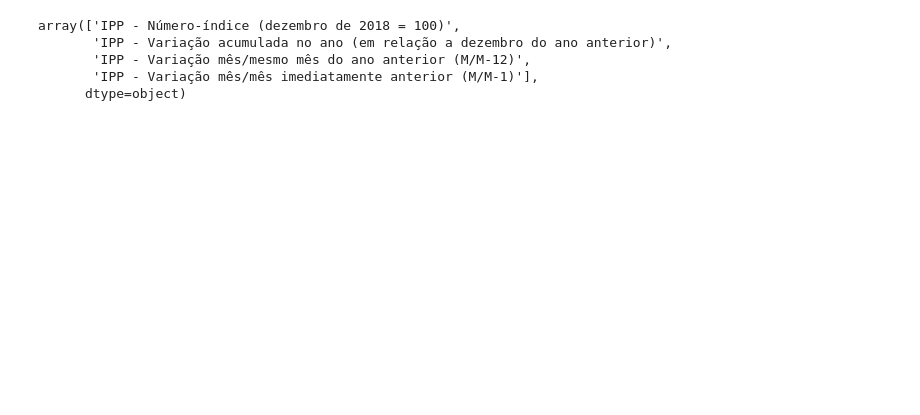
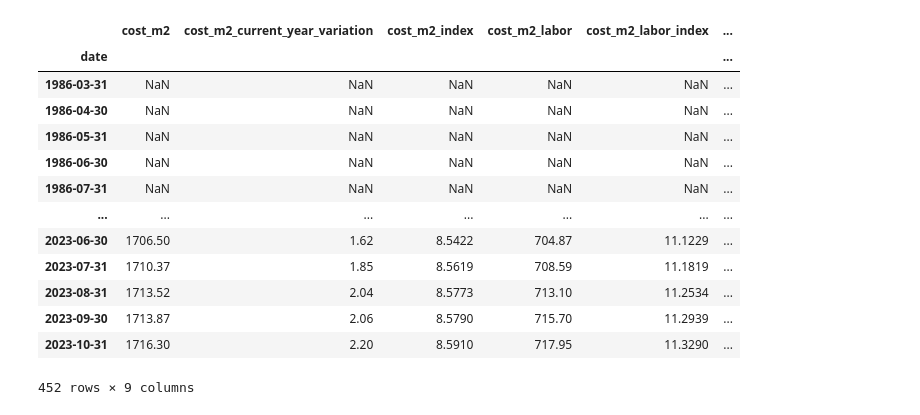
Before and after one commit to emdemor/stock-market-forecasting, a Jupyter notebook: notebooks/notebook.ipynb, the cells around one changed output. Cells and saved outputs as stored; diff of their text form; code cells hidden in the pictures; blank space fills up the shorter version.

```diff
--- a/notebooks/notebook.ipynb
+++ b/notebooks/notebook.ipynb
@@ -771,8 +88,0 @@ test2 = pd.DataFrame([{'variable':x[0], 'setor':x[1]} for x in test.columns])
-# %%
-test2['variable'].unique()
-# %% [output]
-array(['IPP - Número-índice (dezembro de 2018 = 100)',
-       'IPP - Variação acumulada no ano (em relação a dezembro do ano anterior)',
-       'IPP - Variação mês/mesmo mês do ano anterior (M/M-12)',
-       'IPP - Variação mês/mês imediatamente anterior (M/M-1)'],
-      dtype=object)
@@ -793,0 +89,17 @@ array(['IPP - Número-índice (dezembro de 2018 = 100)',
+# %%
+cost_m2
+# %% [output]
+|  | cost_m2 | cost_m2_current_year_variation | cost_m2_index | cost_m2_labor | cost_m2_labor_index | ... |
+| date |  |  |  |  |  | ... |
+| 1986-03-31 | NaN | NaN | NaN | NaN | NaN | ... |
+| 1986-04-30 | NaN | NaN | NaN | NaN | NaN | ... |
+| 1986-05-31 | NaN | NaN | NaN | NaN | NaN | ... |
+| 1986-06-30 | NaN | NaN | NaN | NaN | NaN | ... |
+| 1986-07-31 | NaN | NaN | NaN | NaN | NaN | ... |
+| ... | ... | ... | ... | ... | ... | ... |
+| 2023-06-30 | 1706.50 | 1.62 | 8.5422 | 704.87 | 11.1229 | ... |
+| 2023-07-31 | 1710.37 | 1.85 | 8.5619 | 708.59 | 11.1819 | ... |
+| 2023-08-31 | 1713.52 | 2.04 | 8.5773 | 713.10 | 11.2534 | ... |
+| 2023-09-30 | 1713.87 | 2.06 | 8.5790 | 715.70 | 11.2939 | ... |
+| 2023-10-31 | 1716.30 | 2.20 | 8.5910 | 717.95 | 11.3290 | ... |
+452 rows × 9 columns
```
Also changed, not shown: parts of 43 cells of this notebook.
